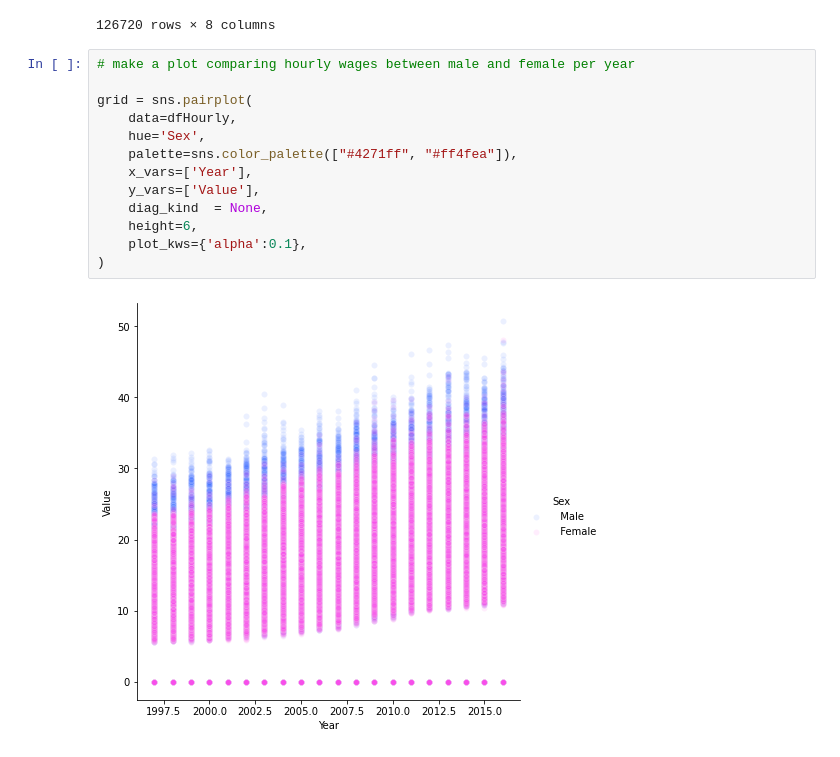
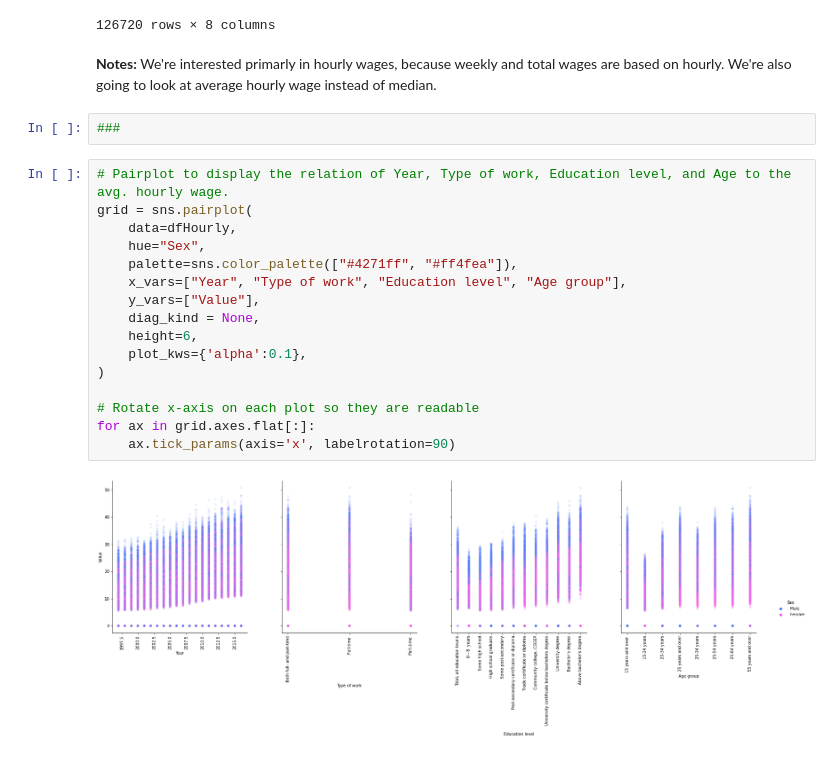
Before and after one commit to cuatro444/Canadian-Wages-Hackathon, a Jupyter notebook: CanadianWages.ipynb, the cells around one changed output. Drawn from its saved outputs; the diff is of its cells as text.

```diff
--- a/CanadianWages.ipynb
+++ b/CanadianWages.ipynb
@@ -106,18 +129,25 @@ dfHourly.groupby
 | 622078 | 2015 | British Columbia | Part-time | Above bachelor's degree | Female | 55 years and over | Average hourly wage rate | 32.91 |
 | 622079 | 2016 | British Columbia | Part-time | Above bachelor's degree | Female | 55 years and over | Average hourly wage rate | 37.19 |
 126720 rows × 8 columns
+# %% [markdown]
+**Notes:** We're interested primarly in hourly wages, because weekly and total wages are based on hourly. We're also going to look at average hourly wage instead of median.
+# %%
+###
 # %%
-# make a plot comparing hourly wages between male and female per year
-
+# Pairplot to display the relation of Year, Type of work, Education level, and Age to the avg. hourly wage.
 grid = sns.pairplot(
     data=dfHourly,
-    hue='Sex',
+    hue="Sex",
     palette=sns.color_palette(["#4271ff", "#ff4fea"]),
-    x_vars=['Year'],
-    y_vars=['Value'],
-    diag_kind  = None,
+    x_vars=["Year", "Type of work", "Education level", "Age group"],
+    y_vars=["Value"],
+    diag_kind = None,
     height=6,
     plot_kws={'alpha':0.1},
 )
+
+# Rotate x-axis on each plot so they are readable
+for ax in grid.axes.flat[:]:
+    ax.tick_params(axis='x', labelrotation=90)
 # %% [output]
-[figure, old version]
+[figure, new version]
```
Also changed, not shown: parts of 14 cells of this notebook.
